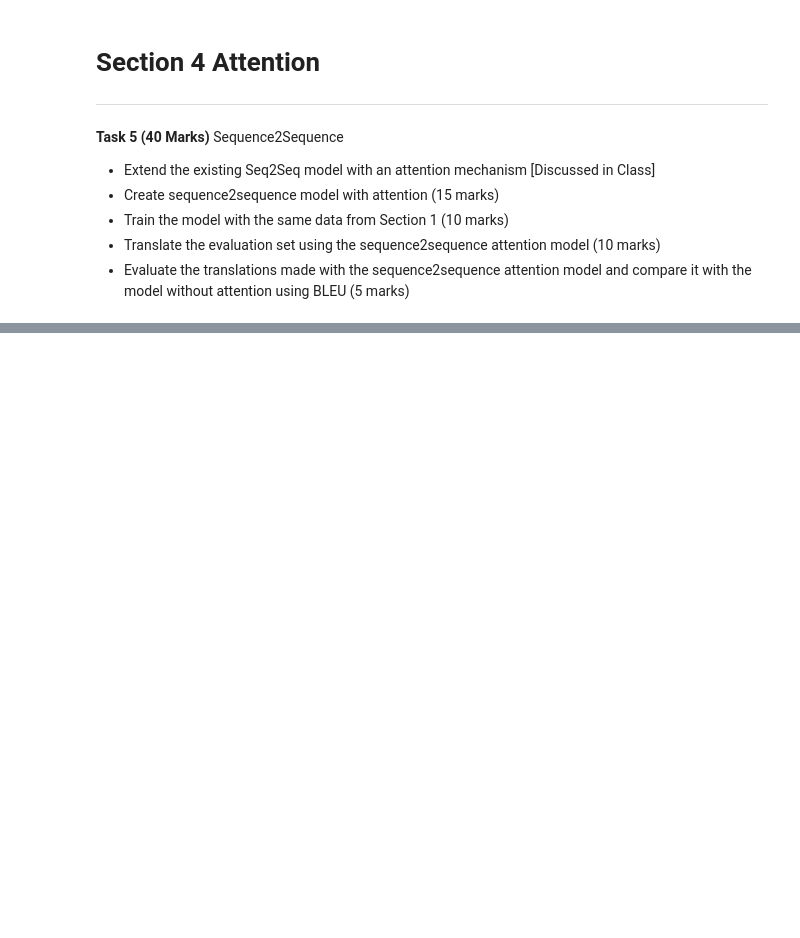
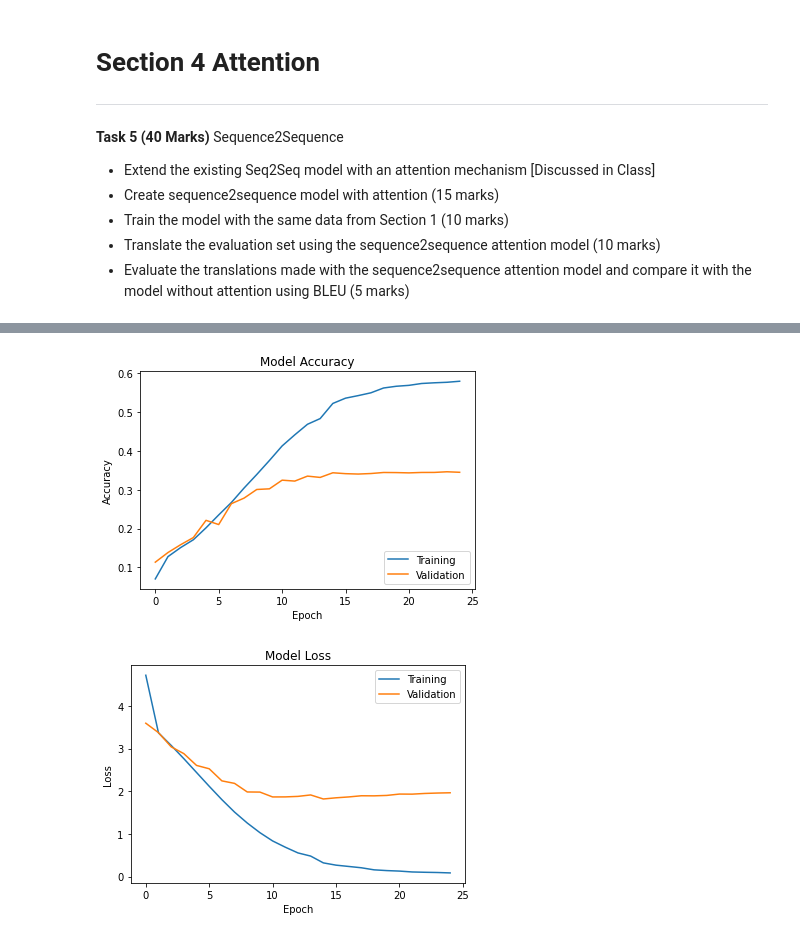
Before and after one commit to rahulkumar-datascientist/Neural-Machine-Translation-NMT-with-attention, a Jupyter notebook: 20230113_MSc_DA_Assignment_2.ipynb, the cells around one changed output, grey strips where cells are left out. Drawn from its saved outputs; the diff is of its cells as text; code cells hidden in the pictures; blank space fills up the shorter version.

```diff
--- a/20230113_MSc_DA_Assignment_2.ipynb
+++ b/20230113_MSc_DA_Assignment_2.ipynb
@@ -487,0 +783,5 @@ You can use the NLTK library to calculate BLEU.
+# %%
+# Defining Decoder Architecture
+decoder_input    = Input(shape = (max_seq_len_target,), name = 'Decoder_input')
+embedded_decoder = Embedding(len_target_vocab, latent_dim)(decoder_input) #embedding_shape
+decoder_lstm = LSTM(latent_dim, return_sequences=True, unroll=True)(embedded_decoder, initial_state = [encoder_last,encoder_last])
@@ -487,0 +799,3 @@ You can use the NLTK library to calculate BLEU.
+# %%
+Attention_model = Model(inputs = [encoder_input, decoder_input], outputs = [output], name = 'NMT_Attention_model')
+Attention_model.summary()
@@ -487,0 +820,15 @@ You can use the NLTK library to calculate BLEU.
+# %%
+Attention_model.compile(optimizer = 'rmsprop' , loss = 'categorical_crossentropy', metrics=['accuracy'])
+
+# Callback to reduce the learning rate when the validation loss has stopped improving
+reduce_lr = keras.callbacks.ReduceLROnPlateau(monitor = 'val_loss', factor = 0.5, patience = 3, mode = 'min')
+
+# Callback to stop training the model when the validation loss has stopped improving
+early_stop = keras.callbacks.EarlyStopping(monitor = 'val_loss', patience = 10, mode = 'min')
+
+# Fitting the model
+model_history = Attention_model.fit([encoder_input_data, decoder_input_data], decoder_target_data,
+                                    batch_size = batch_size , epochs = epochs, validation_split=0.12,
+                                    callbacks=[reduce_lr, early_stop])
+
+Attention_model.save('English - Dutch/NMT_seq2seq_Attention.h5')
@@ -487,0 +853,25 @@ You can use the NLTK library to calculate BLEU.
+# %%
+# list all data in history
+# print(model_history.history.keys())
+
+# summarize history for accuracy
+plt.plot(model_history.history['accuracy'])
+plt.plot(model_history.history['val_accuracy'])
+plt.title('Model Accuracy')
+plt.ylabel('Accuracy')
+plt.xlabel('Epoch')
+# plt.ylim([0.60, 1.00])
+plt.legend(['Training', 'Validation'], loc='lower right')
+plt.show()
+
+# summarize history for loss
+plt.plot(model_history.history['loss'])
+plt.plot(model_history.history['val_loss'])
+plt.title('Model Loss')
+plt.ylabel('Loss')
+plt.xlabel('Epoch')
+plt.legend(['Training', 'Validation'], loc='best')
+plt.show()
+# %% [output]
+[figure, added]
+[figure, added]
```
Also changed, not shown: parts of 52 cells of this notebook.
